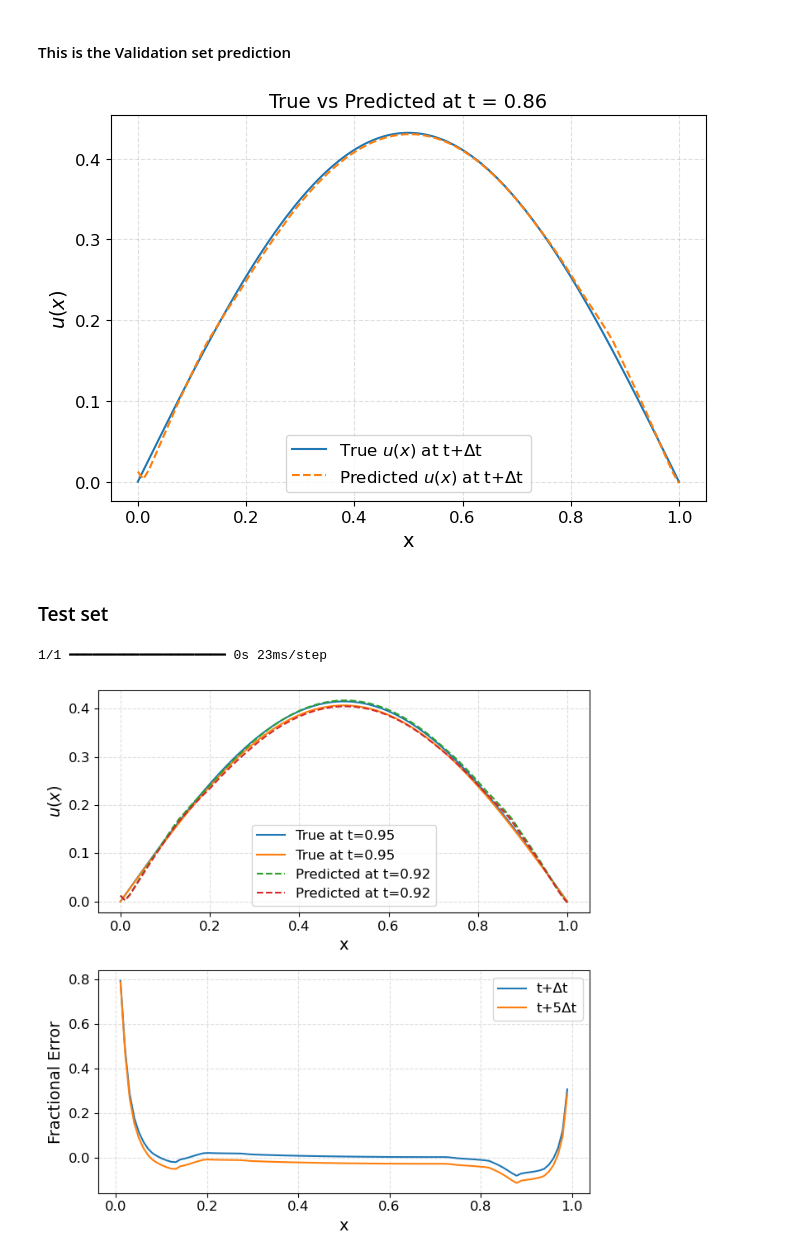
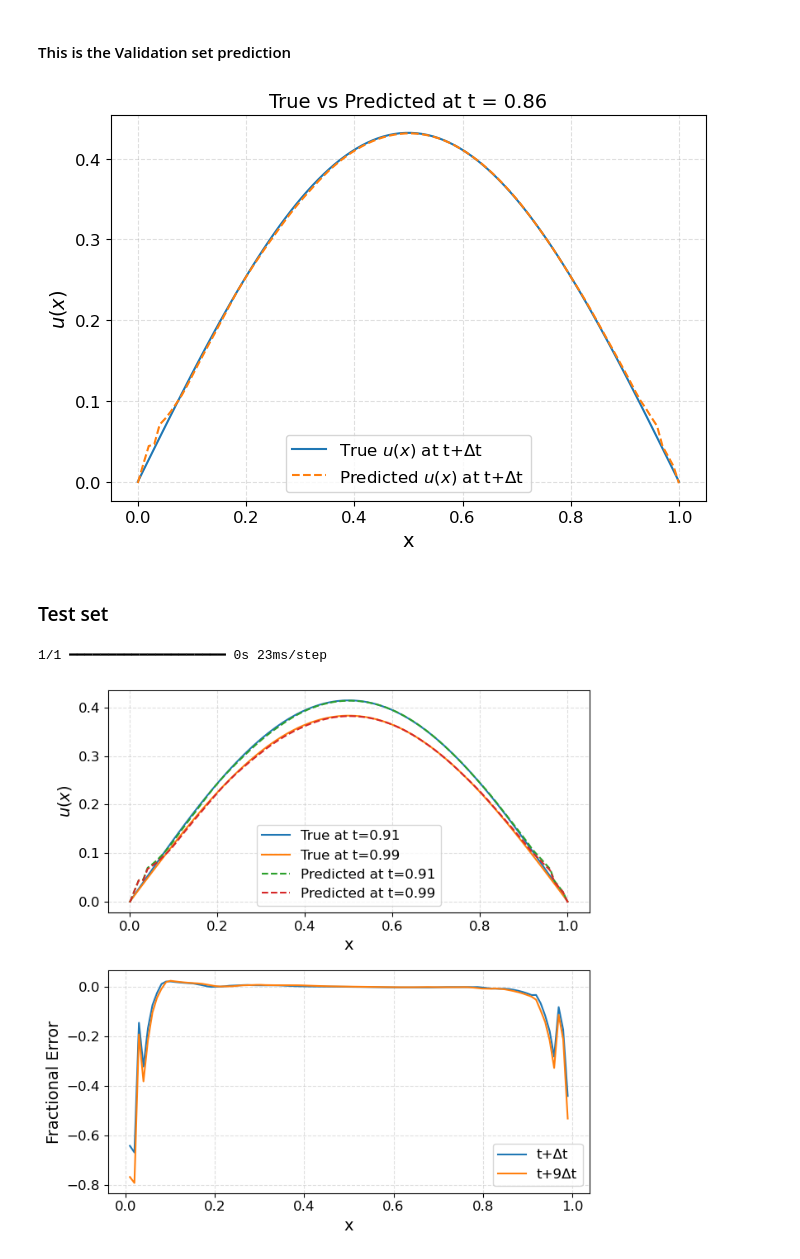
Before and after one commit to daspushpita/heat_ml, a Jupyter notebook: notebooks/cnn_single.ipynb, the cells around one changed output. Drawn from its saved outputs; the diff is of its cells as text; code cells hidden in the pictures.

```diff
--- a/notebooks/cnn_single.ipynb
+++ b/notebooks/cnn_single.ipynb
@@ -39,9 +39,9 @@ X_train, X_validation, Y_train, Y_validation = train_test_split(X_train_base[:,:
 # %%
 model_instantiate = cnn_models(nx = x_resolution,
                                dim=data.dim,
-                               n_channels=3,
-                               kernel_size=3,
-                               n_layer=3,
+                               n_channels=9,
+                               kernel_size=5,
+                               n_layer=2,
                                K=nsteps,
                                activation='relu')
 my_model = model_instantiate.cnn_model_1d_single_diff()
@@ -172,39 +170,39 @@ fig.tight_layout()
 
 plt.show()
 # %% [output]
-[figure, old version]
+[figure, new version]
 # %% [markdown]
 ### Test set
 # %%
 u_pred_test = my_model.predict(X_test)
 
 fig,(ax1, ax2) = plt.subplots(2,1,figsize=(7,7))
-ax1.plot(xdata, Y_test[1, :, 0], label=f"True at t={var_t[nt - holdout + 5]:.2f}")
-ax1.plot(xdata, Y_test[3, :, 0], label=f"True at t={var_t[nt - holdout + 5]:.2f}")
+ax1.plot(xdata, Y_test[1, :, 0], label=f"True at t={var_t[nt - holdout + 1]:.2f}")
+ax1.plot(xdata, Y_test[9, :, 0], label=f"True at t={var_t[nt - holdout + 9]:.2f}")
 
-ax1.plot(xdata, u_pred_test[0, :, 0], '--', label=f"Predicted at t={var_t[nt - holdout + 2]:.2f}")
-ax1.plot(xdata, u_pred_test[3, :, 0], '--', label=f"Predicted at t={var_t[nt - holdout + 2]:.2f}")
+ax1.plot(xdata, u_pred_test[1, :, 0], '--', label=f"Predicted at t={var_t[nt - holdout + 1]:.2f}")
+ax1.plot(xdata, u_pred_test[9, :, 0], '--', label=f"Predicted at t={var_t[nt - holdout + 9]:.2f}")
 
 ax1.legend()
 ax1.set_xlabel('x')
 ax1.set_ylabel('$u(x)$')
 
 # Grid, legend, and tight layout
 ax1.grid(True, linestyle='--', alpha=0.4)
 ax1.legend(loc='best')
 
 
-ax2.plot(xdata, (Y_test[0, :, 0]-u_pred_test[0, :, 0])/Y_test[0, :, 0], label='t+Δt')
-ax2.plot(xdata, (Y_test[3, :, 0]-u_pred_test[0, :, 0])/Y_test[3, :, 0], label='t+5Δt')
+ax2.plot(xdata, (Y_test[1, :, 0]-u_pred_test[1, :, 0])/Y_test[1, :, 0], label='t+Δt')
+ax2.plot(xdata, (Y_test[9, :, 0]-u_pred_test[9, :, 0])/Y_test[9, :, 0], label='t+9Δt')
 
 
 ax2.legend()
 plt.xlabel('x')
 plt.ylabel('Fractional Error')
 ax2.grid(True, linestyle='--', alpha=0.4)
 
 fig.tight_layout()
 plt.show()
 # %% [output]
 1/1 ━━━━━━━━━━━━━━━━━━━━ 0s 23ms/step
-[figure, old version]
+[figure, new version]
```
Also changed, not shown: parts of 4 cells of this notebook, 1 other file.
